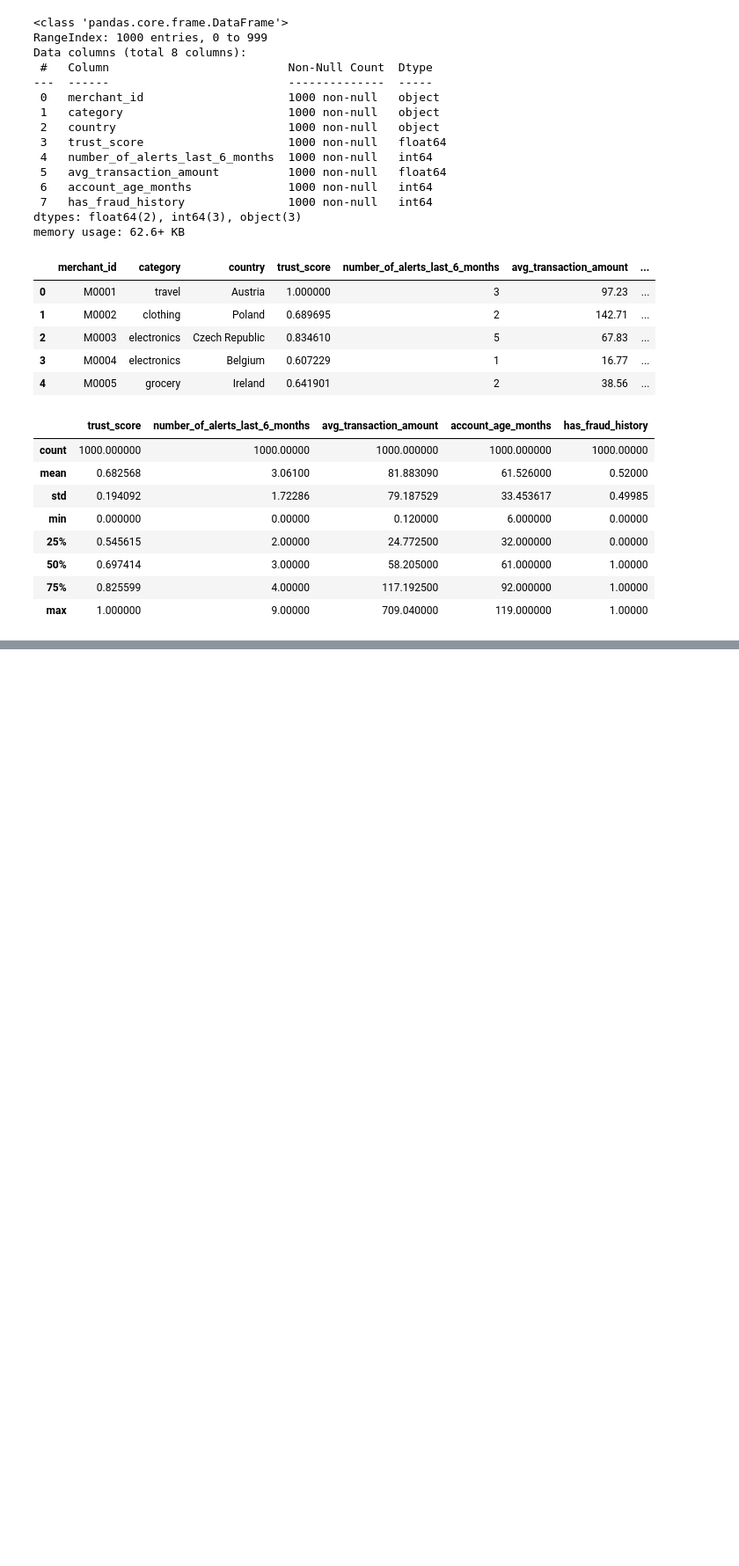
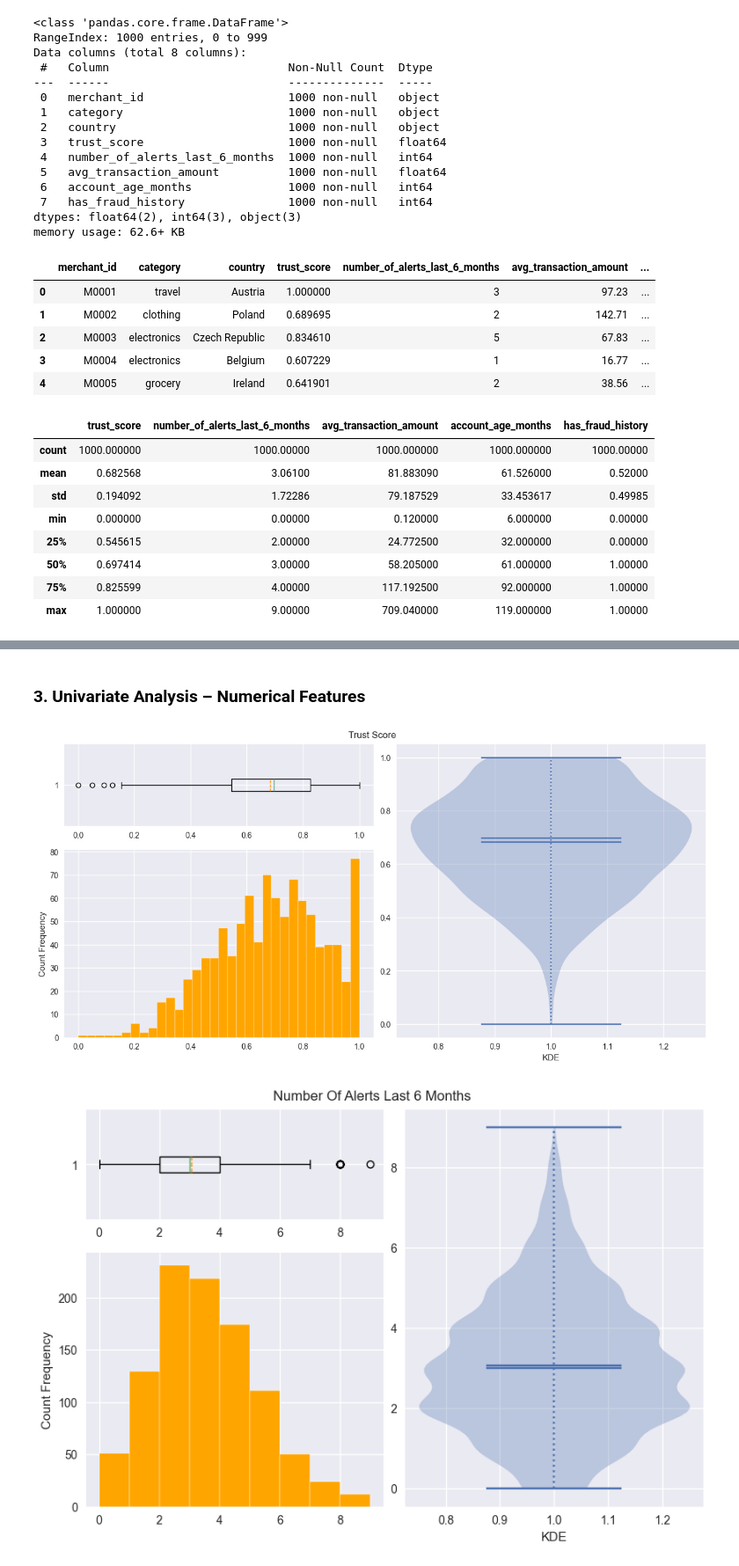
Before and after one commit to pawelkonior/mastercard_challenge, a Jupyter notebook: notebooks/1.3-pk-merchants-eda.ipynb, the cells around one changed output, grey strips where cells are left out. Shown at 88% size. Drawn from its saved outputs; the diff is of its cells as text; code cells hidden in the pictures; blank space fills up the shorter version.

```diff
--- a/notebooks/1.3-pk-merchants-eda.ipynb
+++ b/notebooks/1.3-pk-merchants-eda.ipynb
@@ -63,0 +95,10 @@ df.describe()
+# %% [markdown]
+### 3. Univariate Analysis – Numerical Features
+# %%
+numerical_cols = ['trust_score', 'number_of_alerts_last_6_months', 'avg_transaction_amount', 'account_age_months']
+
+for col in numerical_cols:
+    dist_visualisation(df[col], col.title().replace("_", " "))
+# %% [output]
+[figure, added]
+[figure, added]
```
Also changed, not shown: parts of 22 cells of this notebook, 1 other file.
